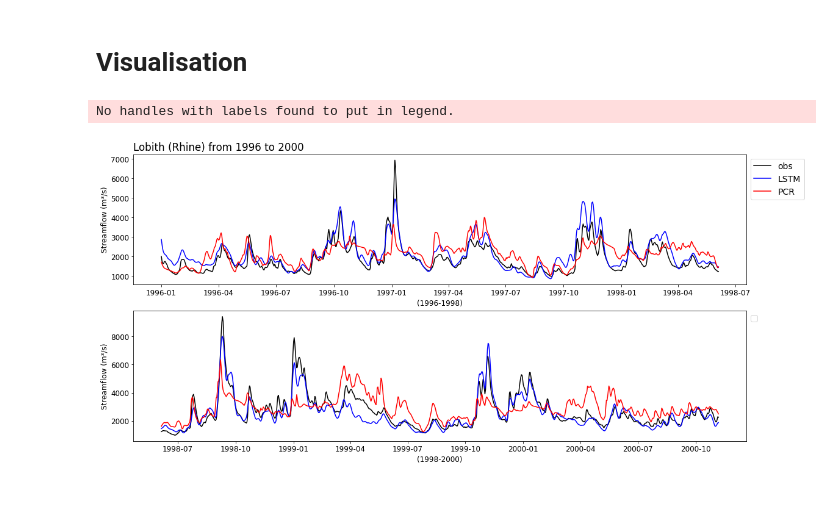
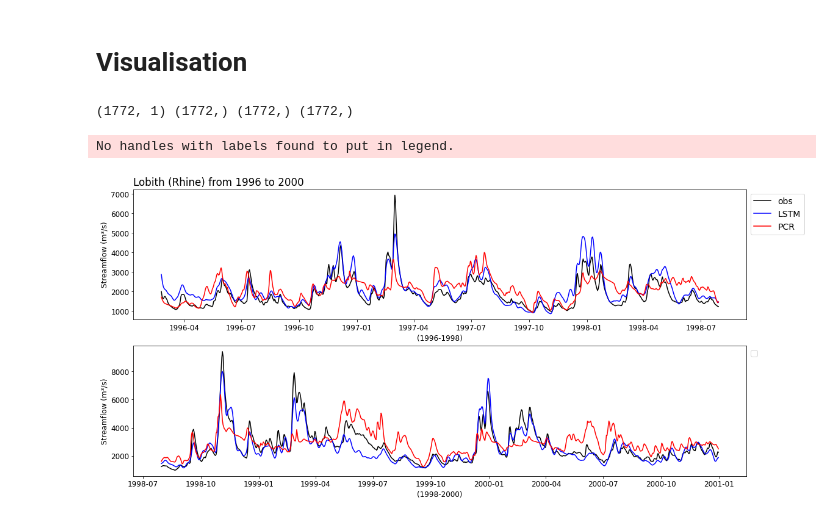
Before and after one commit to Maryam-Afshari/thesis, a Jupyter notebook: Lobith_lstm.ipynb, the cells around one changed output. Drawn from its saved outputs; the diff is of its cells as text; code cells hidden in the pictures.

```diff
--- a/Lobith_lstm.ipynb
+++ b/Lobith_lstm.ipynb
@@ -82,7 +82,3 @@ df_l.describe().transpose()
 | p | 7305.0 | 0.002575 | 0.003405 | 0.000000 | 0.000043 | 0.001207 | 0.003869 | 0.029550 |
 | t | 7305.0 | 9.002240 | 7.177492 | -17.833004 | 3.631933 | 9.177105 | 14.708690 | 26.345102 |
 | obs | 7305.0 | 2359.275838 | 1246.986091 | 794.000000 | 1511.000000 | 2020.000000 | 2801.000000 | 11885.000000 |
-# %%
-# make the date column index
-df_lobith = df_l.set_index("datetime")
-df_lobith.shape
@@ -131,10 +126,10 @@ for ax in (ax1, ax2, ax3, ax4):
 ## Data prep
 # %%
 # train test split
-len_ = int(0.75 * df_lobith.shape[0])
+len_ = int(0.75 * df_l.shape[0])
 
-df_train = df_lobith[:len_]
-df_test = df_lobith[len_:]
+df_train = df_l[:len_]
+df_test = df_l[len_:]
 # %%
 # x  and y train
 X_train = df_train[["et","t","p"]]
@@ -501,7 +502,7 @@ Standard deviation of KGE over 10 times running model is : 0.04251359185230787
 # reading y_pred from csv file
 Y_df = pd.read_csv("/content/drive/MyDrive/Thesis-Afshari/output/lobith/y_pred_lobith_lstm_10_55lag_2.csv",index_col=0)
 # add the date of test period to the y_pred dataset
-Y_df['date'] = pd.date_range(start = "1/1/1996", periods =1772, freq = "D")
+Y_df['date'] = pd.date_range(start = "2/25/1996", periods =1772, freq = "D")
 Y_pred = Y_df.y_pred.values
 # %% [markdown]
 # PCR
@@ -530,56 +531,63 @@ num_steps = 55
 assert X_test_pcr_transformed.shape[0] == y_test_pcr_transformed.shape[0]
 # %% [markdown]
 # Visualisation
+# %%
+# variables to plot
+Y_test = scaler.inverse_transform(y_test_transformed)
+predicted = Y_df.y_pred
+pcr_prediction = y_test_pcr_transformed
+date = Y_df.date
+print(Y_test.shape, predicted.shape, pcr_prediction.shape, date.shape)
+# %% [output]
+(1772, 1) (1772,) (1772,) (1772,)
 # %%
-# plot performance of the LSTM model, PCR and actual values in test set in two different subplots
+# plot performance of the LSTM,PCR models' prediction and the actual values in test set in two different subplots
 
-# variables to plot
-Y_test = scaler.inverse_transform(y_test_transformed)
-predicted = Y_df.y_pred
-pcr_prediction = y_test_pcr_transformed
-date = Y_df.date
+# get the length of the variables in order to divide them to two sections
+len_ = int(0.5 * Y_test.shape[0])
+len_
 
 # years to plot
-date_1 = Y_df.date[:886]
+date_1 = Y_df.date[:len_]
 
-date_2 = Y_df.date[886:]
+date_2 = Y_df.date[len_:]
 
 # dividing variables to two sets
-actual_1 = Y_test[:886]
-actual_2 = Y_test[886:]
+actual_1 = Y_test[:len_]
+actual_2 = Y_test[len_:]
 
-predicted_1 = Y_df.y_pred[:886]
-predicted_2 = Y_df.y_pred[886:]
+predicted_1 = Y_df.y_pred[:len_]
+predicted_2 = Y_df.y_pred[len_:]
 
-pcr_prediction_1 = pcr_prediction[:886]
-pcr_prediction_2 = pcr_prediction[886:]
+pcr_prediction_1 = pcr_prediction[:len_]
+pcr_prediction_2 = pcr_prediction[len_:]
 
 # plot the variables
 plt.rcParams.update({'font.size': 14})
 fig, (ax1, ax2) = plt.subplots(2, sharex=False, figsize=(18, 18*2/(1+10**0.5)))
 ax1.plot(date_1, actual_1, "black",label ="obs")
 ax1.plot(date_1, predicted_1, "b", label = "LSTM")
 ax1.plot(date_1, pcr_prediction_1,"r", label = "PCR")
 
 ax2.plot(date_2, actual_2,"black")
 ax2.plot(date_2, predicted_2,"b")
 ax2.plot(date_2, pcr_prediction_2, "r")
 
 
 # tweak the axes
 ax1.set_title('Lobith (Rhine) from 1996 to 2000', loc ="left")
 ax1.set_ylabel('Streamflow (m³/s)', fontsize = 12)
 ax2.set_ylabel('Streamflow (m³/s)', fontsize = 12)
 ax1.set_xlabel('(1996-1998)', fontsize =12)
 ax2.set_xlabel('(1998-2000)', fontsize =12)
 
 for ax in (ax1, ax2):
   ax.tick_params(axis='y', labelsize=12)
   ax.tick_params(axis='x', labelsize=12)
   ax.legend(bbox_to_anchor=(1.0, 1.0), loc='upper left')
 
 
-plt.savefig("/content/drive/MyDrive/Thesis-Afshari/figures/1996-2000_lobith_lstm_55lag.png")
+plt.savefig("/content/drive/MyDrive/Thesis-Afshari/figures/1996-2000_lobith_lstm_55lag_new.png")
 # %% [output]
 No handles with labels found to put in legend.
-[figure, old version]
+[figure, new version]
```
Also changed, not shown: parts of 6 cells of this notebook.
